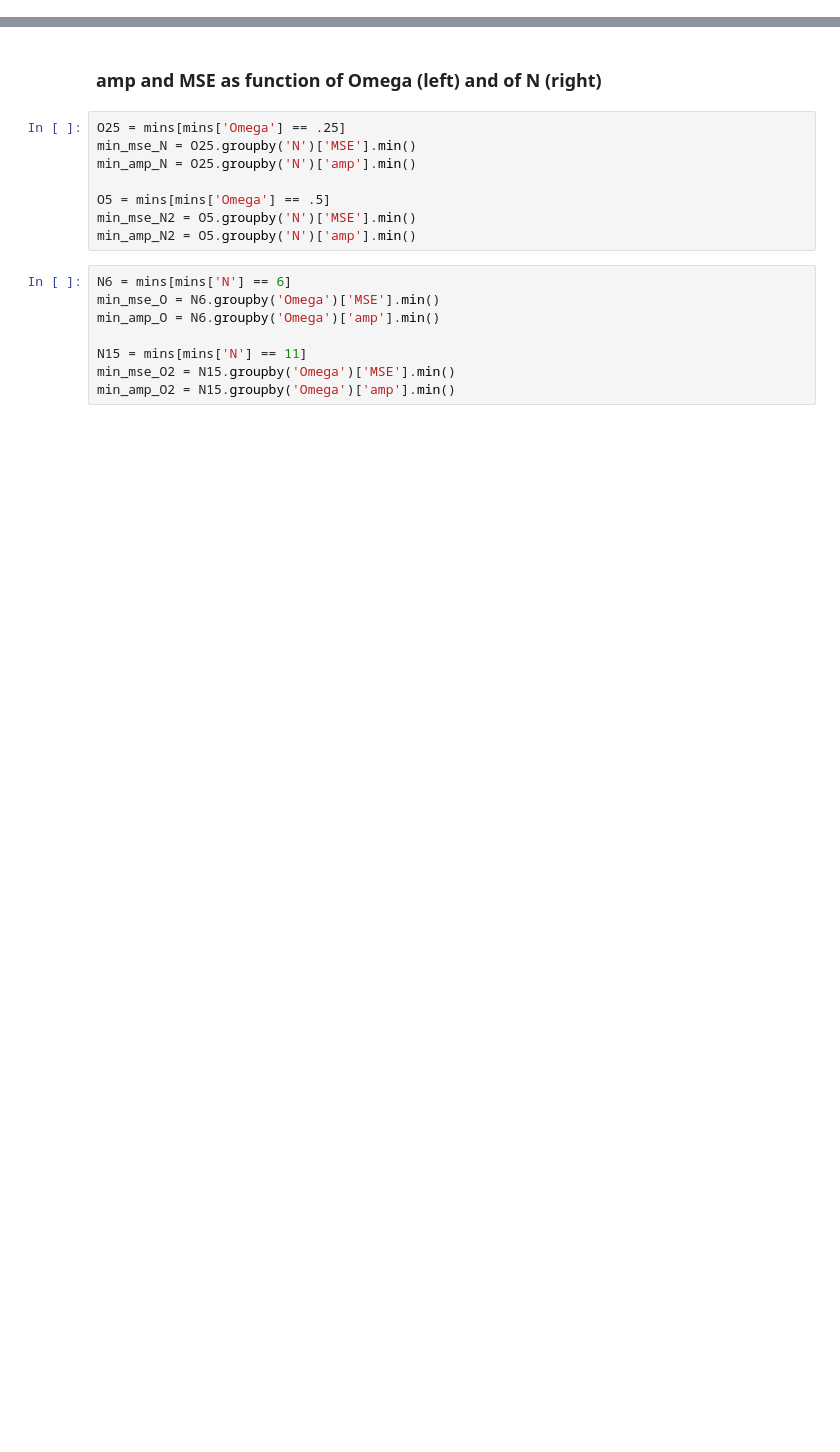
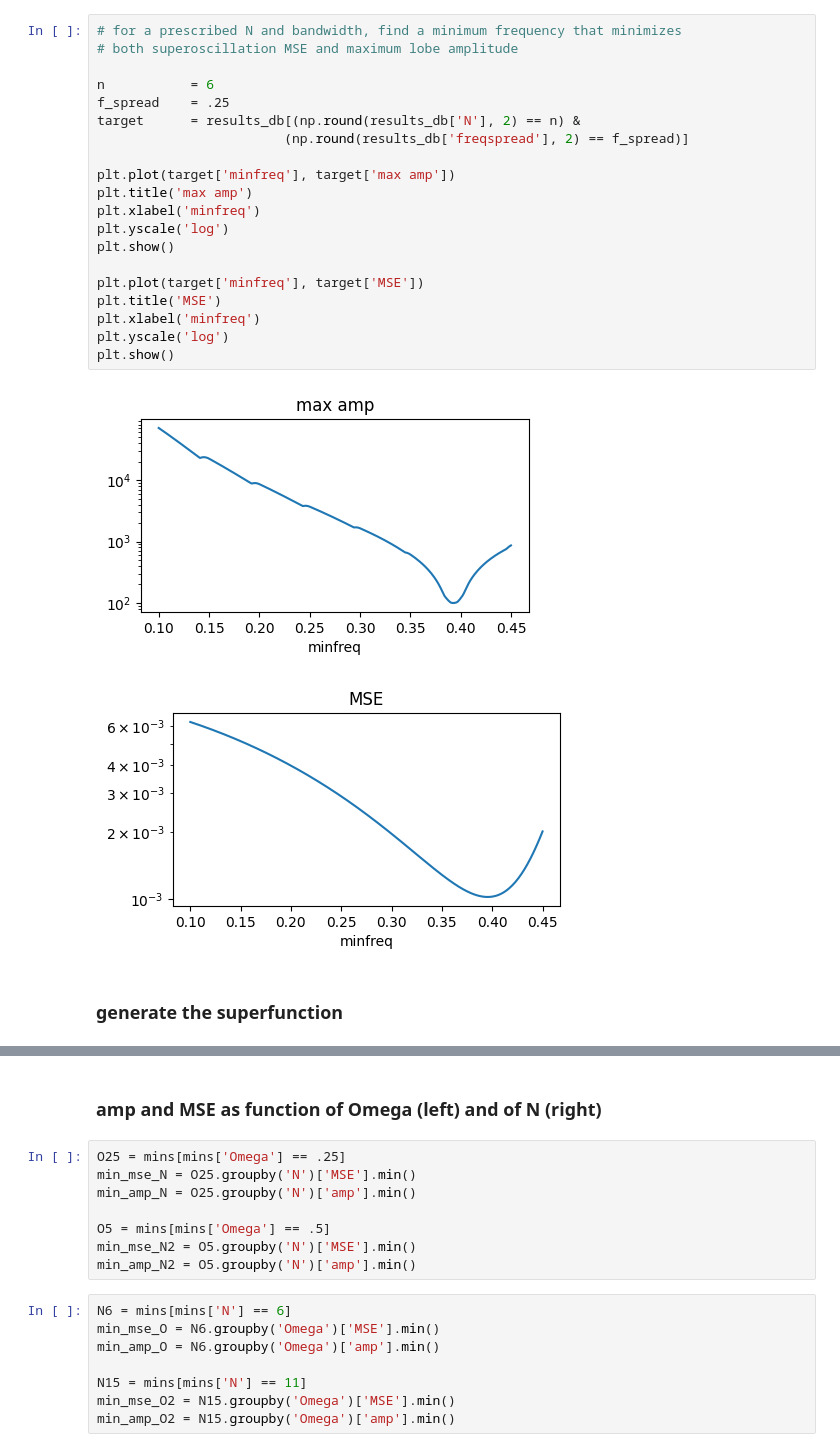
Before and after one commit to dwhite25/Reconstructing-Superoscillations, a Jupyter notebook: reconstructing_superoscillations.ipynb, the cells around one changed output, grey strips where cells are left out. Saved outputs shown, nothing was run; the diff lists cells and outputs as text; blank space fills up the shorter version.

```diff
--- a/reconstructing_superoscillations.ipynb
+++ b/reconstructing_superoscillations.ipynb
@@ -473,0 +125,25 @@ mins.columns = ['N', 'Omega', 'omega_min', 'amp', 'MSE']
+# %%
+# for a prescribed N and bandwidth, find a minimum frequency that minimizes
+# both superoscillation MSE and maximum lobe amplitude
+
+n           = 6
+f_spread    = .25
+target      = results_db[(np.round(results_db['N'], 2) == n) &
+                        (np.round(results_db['freqspread'], 2) == f_spread)]
+
+plt.plot(target['minfreq'], target['max amp'])
+plt.title('max amp')
+plt.xlabel('minfreq')
+plt.yscale('log')
+plt.show()
+
+plt.plot(target['minfreq'], target['MSE'])
+plt.title('MSE')
+plt.xlabel('minfreq')
+plt.yscale('log')
+plt.show()
+# %% [output]
+[figure, added]
+[figure, added]
+# %% [markdown]
+### generate the superfunction
```
Also changed, not shown: parts of 79 cells of this notebook.
